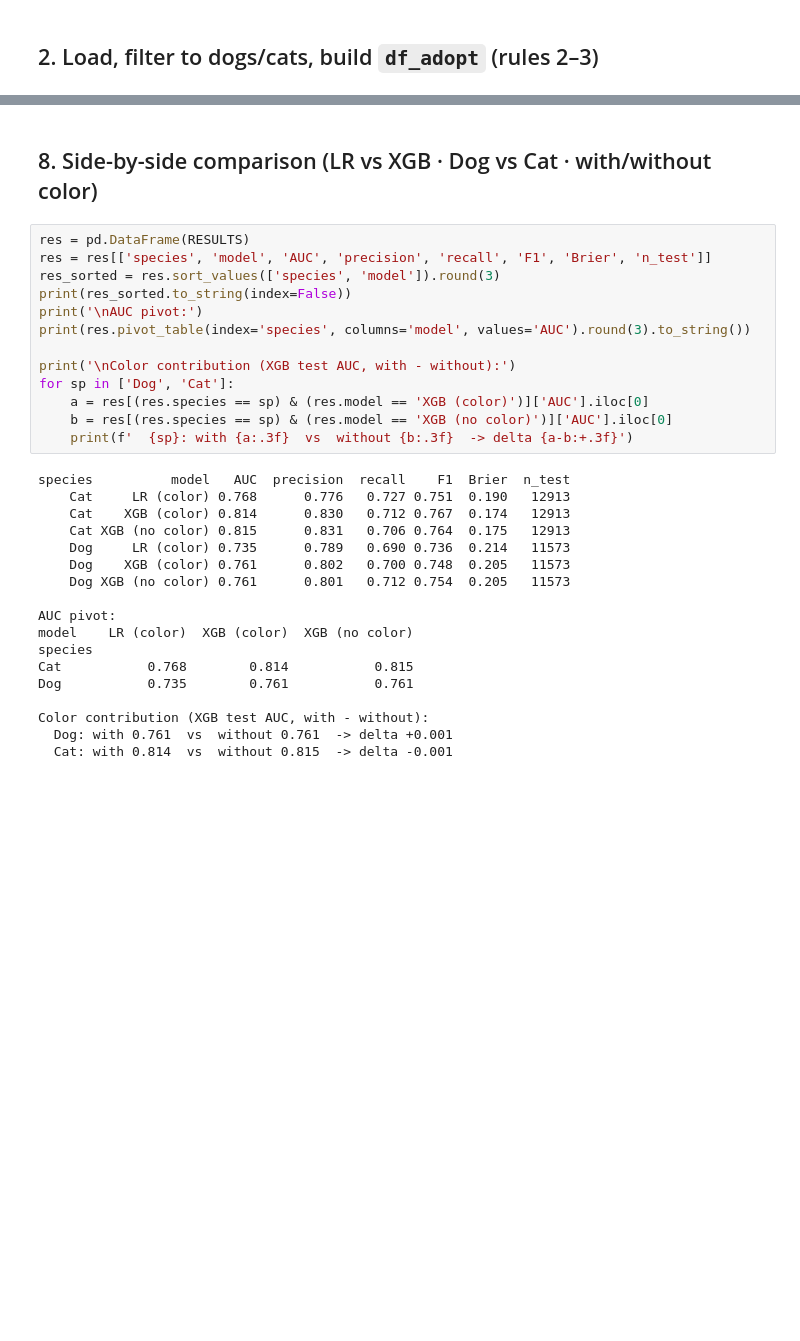
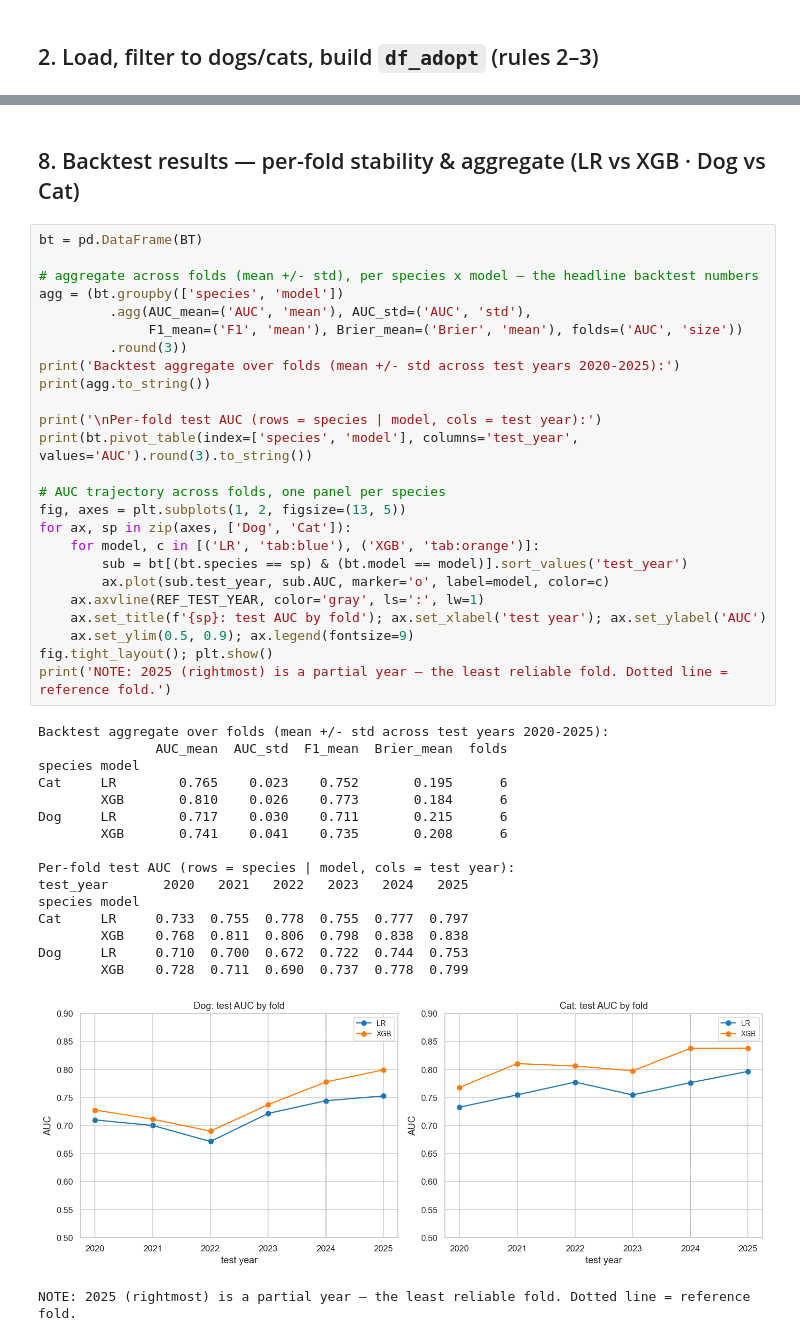
Before and after one commit to chienchien50425-alt/austin-animal-center, a Jupyter notebook: notebooks/03_modeling.ipynb, the cells around one changed output, grey strips where cells are left out. Drawn from its saved outputs; the diff is of its cells as text; blank space fills up the shorter version.

```diff
--- a/notebooks/03_modeling.ipynb
+++ b/notebooks/03_modeling.ipynb
@@ -328,34 +360,46 @@ Cat XGB (no color): best={'score': 0.8101668382939144, 'depth': 5, 'lr': 0.1, 'n
 # %% [markdown]
-## 8. Side-by-side comparison (LR vs XGB · Dog vs Cat · with/without color)
+## 8. Backtest results — per-fold stability & aggregate (LR vs XGB · Dog vs Cat)
 # %%
-res = pd.DataFrame(RESULTS)
-res = res[['species', 'model', 'AUC', 'precision', 'recall', 'F1', 'Brier', 'n_test']]
-res_sorted = res.sort_values(['species', 'model']).round(3)
-print(res_sorted.to_string(index=False))
-print('\nAUC pivot:')
-print(res.pivot_table(index='species', columns='model', values='AUC').round(3).to_string())
+bt = pd.DataFrame(BT)
 
-print('\nColor contribution (XGB test AUC, with - without):')
-for sp in ['Dog', 'Cat']:
-    a = res[(res.species == sp) & (res.model == 'XGB (color)')]['AUC'].iloc[0]
-    b = res[(res.species == sp) & (res.model == 'XGB (no color)')]['AUC'].iloc[0]
-    print(f'  {sp}: with {a:.3f}  vs  without {b:.3f}  -> delta {a-b:+.3f}')
+# aggregate across folds (mean +/- std), per species x model — the headline backtest numbers
+agg = (bt.groupby(['species', 'model'])
+         .agg(AUC_mean=('AUC', 'mean'), AUC_std=('AUC', 'std'),
+              F1_mean=('F1', 'mean'), Brier_mean=('Brier', 'mean'), folds=('AUC', 'size'))
+         .round(3))
+print('Backtest aggregate over folds (mean +/- std across test years 2020-2025):')
+print(agg.to_string())
+
+print('\nPer-fold test AUC (rows = species | model, cols = test year):')
+print(bt.pivot_table(index=['species', 'model'], columns='test_year', values='AUC').round(3).to_string())
+
+# AUC trajectory across folds, one panel per species
+fig, axes = plt.subplots(1, 2, figsize=(13, 5))
+for ax, sp in zip(axes, ['Dog', 'Cat']):
+    for model, c in [('LR', 'tab:blue'), ('XGB', 'tab:orange')]:
+        sub = bt[(bt.species == sp) & (bt.model == model)].sort_values('test_year')
+        ax.plot(sub.test_year, sub.AUC, marker='o', label=model, color=c)
+    ax.axvline(REF_TEST_YEAR, color='gray', ls=':', lw=1)
+    ax.set_title(f'{sp}: test AUC by fold'); ax.set_xlabel('test year'); ax.set_ylabel('AUC')
+    ax.set_ylim(0.5, 0.9); ax.legend(fontsize=9)
+fig.tight_layout(); plt.show()
+print('NOTE: 2025 (rightmost) is a partial year — the least reliable fold. Dotted line = reference fold.')
 # %% [output]
-species          model   AUC  precision  recall    F1  Brier  n_test
-    Cat     LR (color) 0.768      0.776   0.727 0.751  0.190   12913
-    Cat    XGB (color) 0.814      0.830   0.712 0.767  0.174   12913
-    Cat XGB (no color) 0.815      0.831   0.706 0.764  0.175   12913
-    Dog     LR (color) 0.735      0.789   0.690 0.736  0.214   11573
-    Dog    XGB (color) 0.761      0.802   0.700 0.748  0.205   11573
-    Dog XGB (no color) 0.761      0.801   0.712 0.754  0.205   11573
+Backtest aggregate over folds (mean +/- std across test years 2020-2025):
+               AUC_mean  AUC_std  F1_mean  Brier_mean  folds
+species model
+Cat     LR        0.765    0.023    0.752       0.195      6
+        XGB       0.810    0.026    0.773       0.184      6
+Dog     LR        0.717    0.030    0.711       0.215      6
+        XGB       0.741    0.041    0.735       0.208      6
 
-AUC pivot:
-model    LR (color)  XGB (color)  XGB (no color)
-species
-Cat           0.768        0.814           0.815
-Dog           0.735        0.761           0.761
-
-Color contribution (XGB test AUC, with - without):
-  Dog: with 0.761  vs  without 0.761  -> delta +0.001
-  Cat: with 0.814  vs  without 0.815  -> delta -0.001
+Per-fold test AUC (rows = species | model, cols = test year):
+test_year       2020   2021   2022   2023   2024   2025
+species model
+Cat     LR     0.733  0.755  0.778  0.755  0.777  0.797
+        XGB    0.768  0.811  0.806  0.798  0.838  0.838
+Dog     LR     0.710  0.700  0.672  0.722  0.744  0.753
+        XGB    0.728  0.711  0.690  0.737  0.778  0.799
+[figure, added]
+NOTE: 2025 (rightmost) is a partial year — the least reliable fold. Dotted line = reference fold.
 # %% [markdown]
```
Also changed, not shown: parts of 30 cells of this notebook.
